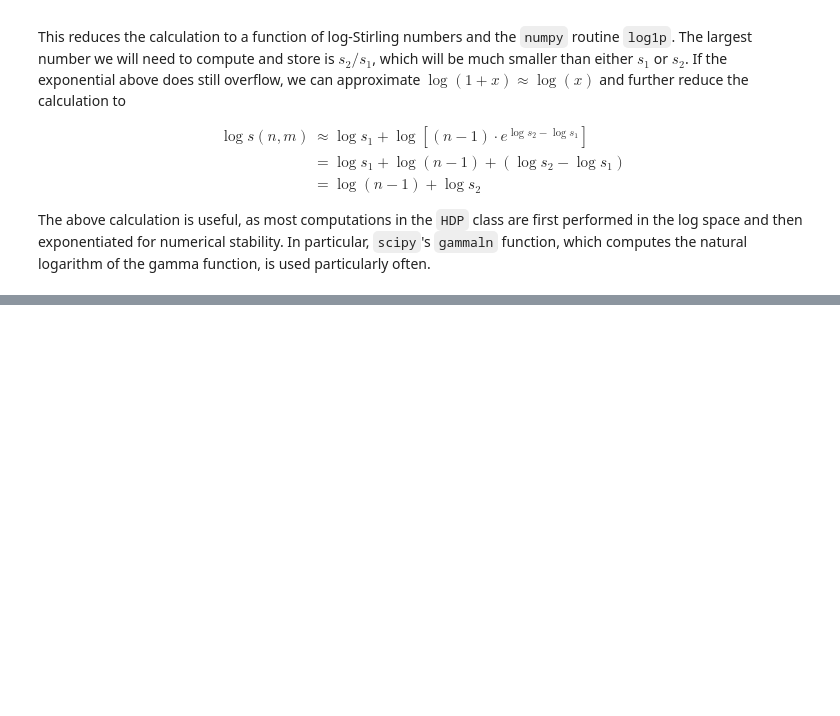
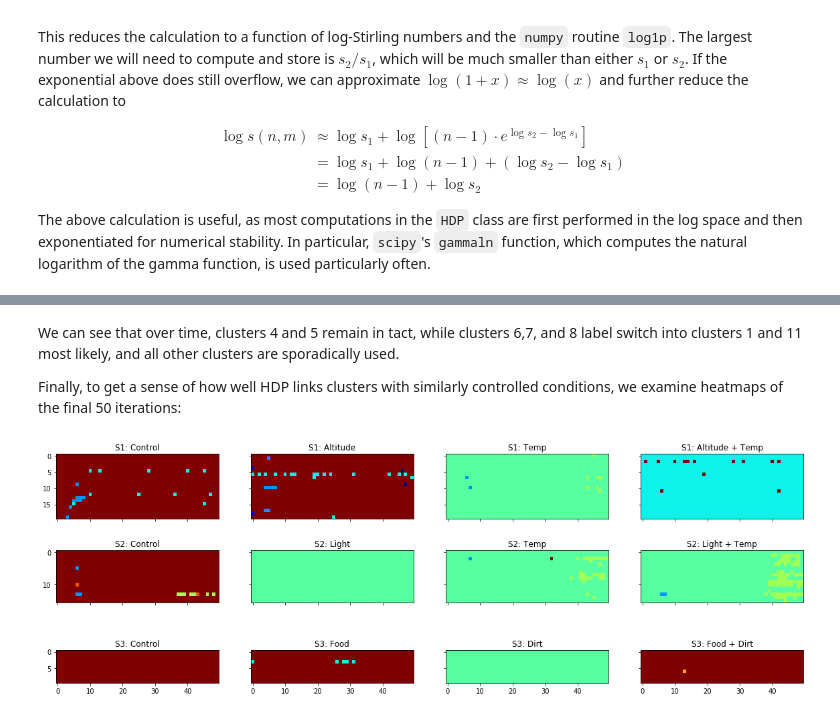
Before and after one commit to quinnfrank/HDP-py, a Jupyter notebook: Paper.ipynb, the cells around one changed output, grey strips where cells are left out. Saved outputs shown, nothing was run; the diff lists cells and outputs as text; code cells hidden in the pictures; blank space fills up the shorter version.

```diff
--- a/Paper.ipynb
+++ b/Paper.ipynb
@@ -315,0 +384,31 @@ The above calculation is useful, as most computations in the `HDP` class are fir
+# %% [markdown]
+We can see that over time, clusters 4 and 5 remain in tact, while clusters 6,7, and 8 label switch into clusters 1 and 11 most likely, and all other clusters are sporadically used.
+
+Finally, to get a sense of how well HDP links clusters with similarly controlled conditions, we examine heatmaps of the final 50 iterations:
+# %%
+fig, axn = plt.subplots(3, 4, sharex=True, sharey=False, figsize=(20,7))
+images=[]
+uniq_vals = np.unique(c.direct_samples.T[:,450:500])
+minv, maxv = uniq_vals[0], uniq_vals[-1]
+studies = ["S1", "S2", "S3"]
+conditions = [["Control", "Altitude", "Temp", "Altitude + Temp"],
+              ["Control", "Light", "Temp", "Light + Temp"],
+              ["Control", "Food", "Dirt", "Food + Dirt"]]
+for i in range(3):
+    for j in range(4):
+        if i == 0:
+            minn = 0
+            maxn = 80
+        if i == 1:
+            minn = 80
+            maxn = 144
+        if i == 2:
+            minn = 144
+            maxn = 184
+        title = studies[i] + ": " + conditions[i][j]
+        data = c.direct_samples.T[minn+j:maxn:4,450:500]
+        images.append(axn[i,j].imshow(data, cmap="jet", vmin=minv, vmax=maxv))
+        axn[i, j].label_outer()
+        axn[i, j].set_title(title)
+# %% [output]
+[figure, added]
```
Also changed, not shown: parts of 13 cells of this notebook.
